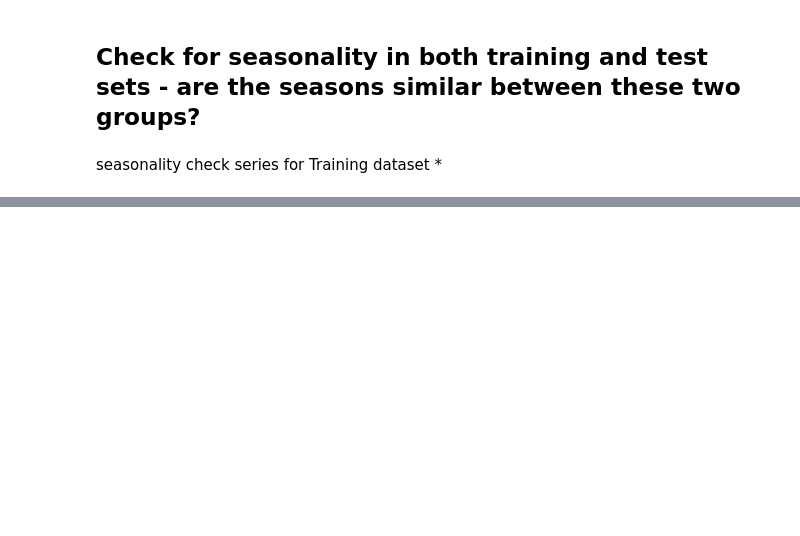
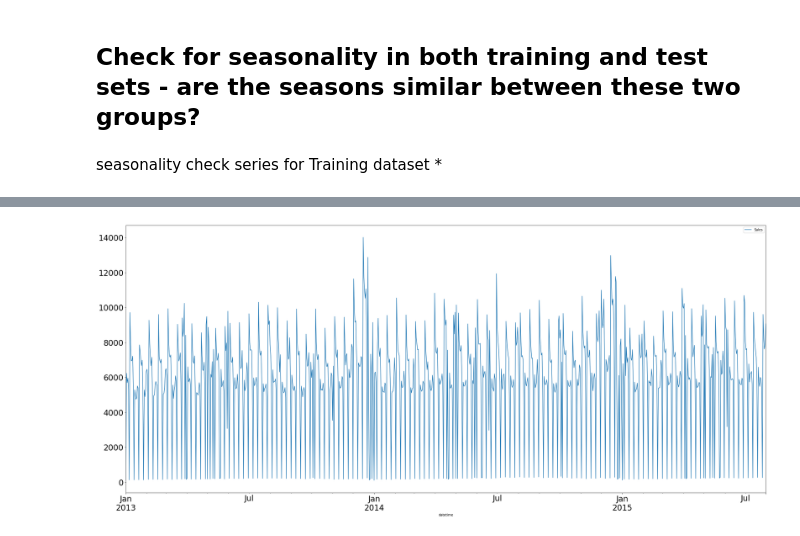
Before and after one commit to yonamg/Pharmaceutical-Sales-Prediction, a Jupyter notebook: notebook/Pharmacy_Sales_EDA.ipynb, the cells around one changed output, grey strips where cells are left out. Saved outputs shown, nothing was run; the diff lists cells and outputs as text; code cells hidden in the pictures; blank space fills up the shorter version.

Commit message:
display time series

```diff
--- a/notebook/Pharmacy_Sales_EDA.ipynb
+++ b/notebook/Pharmacy_Sales_EDA.ipynb
@@ -203,3 +203,5 @@ In total:  (1017209, 18)
 ## Check for seasonality in both training and test sets - are the seasons similar between these two groups?
 # %% [markdown]
 seasonality check series for Training dataset *
+# %%
+time_series_train = train_data[['Date','Sales']]
@@ -205,0 +217,5 @@ seasonality check series for Training dataset *
+# %%
+time_series_train['datetime'] = pd.to_datetime(time_series_train['Date'])
+time_series_train = time_series_train.set_index('datetime')
+time_series_train.drop(['Date'], axis=1, inplace=True)
+time_series_train.head()
@@ -205,0 +235,6 @@ seasonality check series for Training dataset *
+# %%
+time_series_train_day = time_series_train.resample('D').mean()
+time_series_train_day.plot(figsize=(35,15), fontsize=24)
+plt.show()
+# %% [output]
+[figure, added]
```
Also changed, not shown: parts of 2 cells of this notebook.
